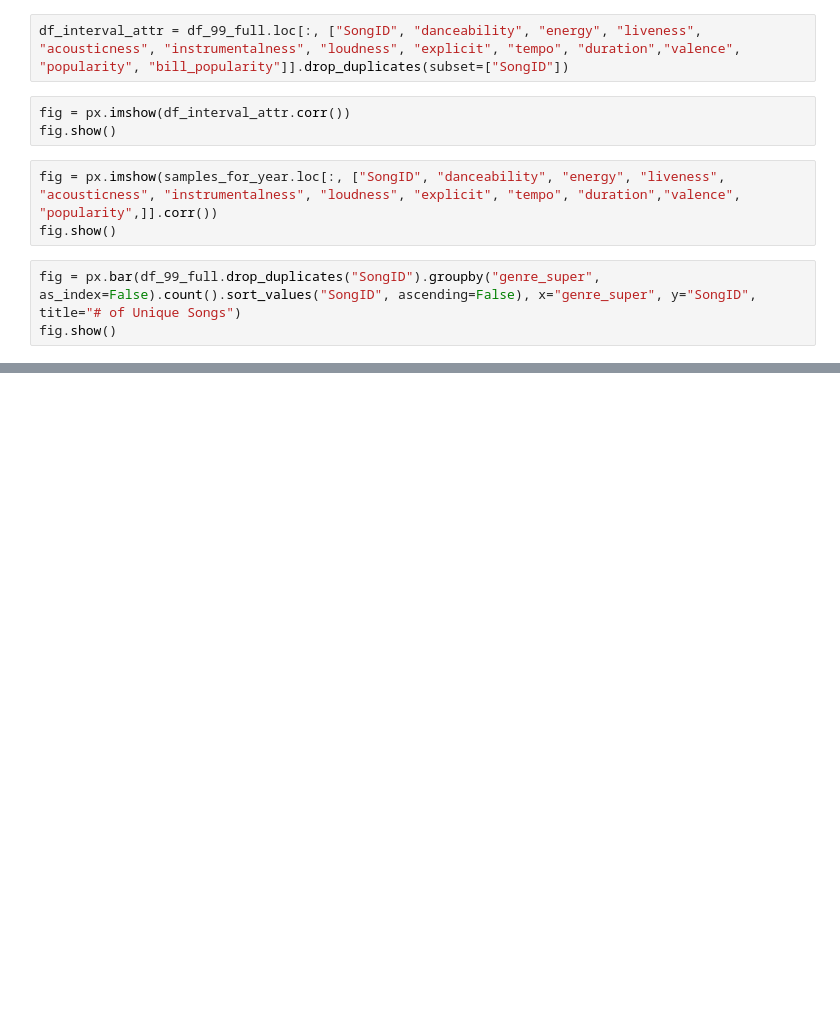
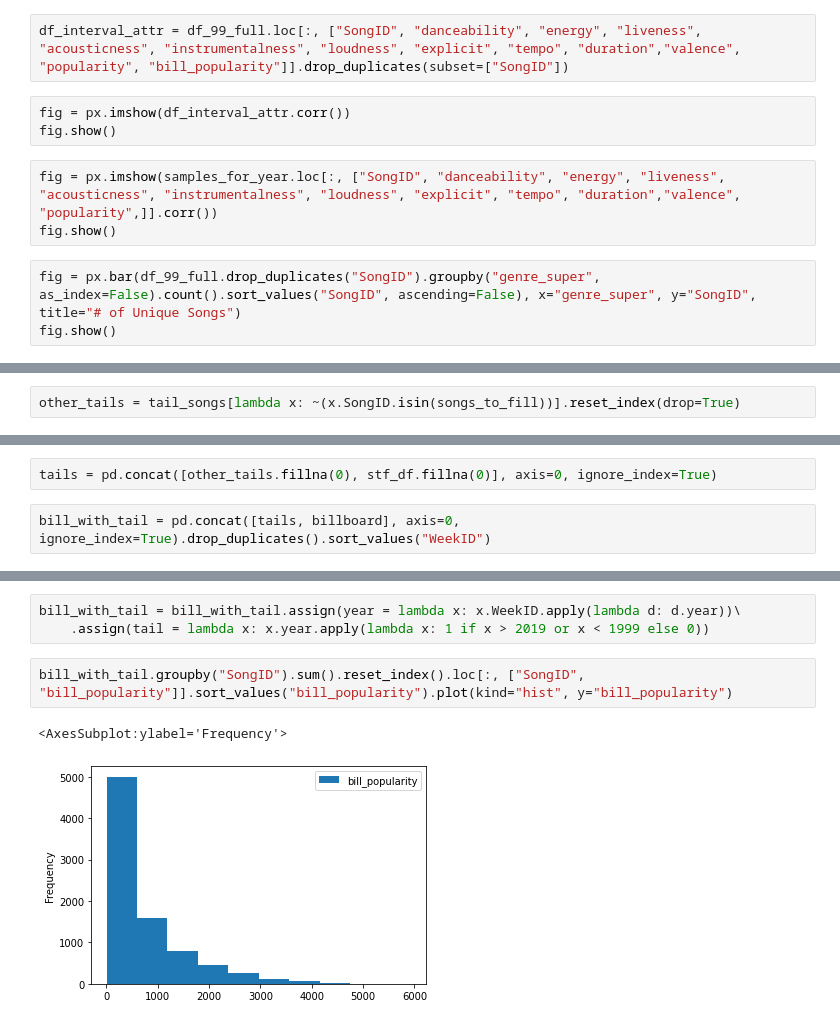
Before and after one commit to kyle-rgb/Spotify_Project, a Jupyter notebook: notebooks/Charts.ipynb, the cells around one changed output, grey strips where cells are left out. Saved outputs shown, nothing was run; the diff lists cells and outputs as text; blank space fills up the shorter version.

Commit message:
Added Whole Billboard Popularity, its Scaled Equivalent to Attributes Table and The Complete Billboard History of Songs at the Start and End of Analysis Intervals to Billboard Table

```diff
--- a/notebooks/Charts.ipynb
+++ b/notebooks/Charts.ipynb
@@ -151,0 +687,2 @@ fig.show()
+# %%
+other_tails = tail_songs[lambda x: ~(x.SongID.isin(songs_to_fill))].reset_index(drop=True)
@@ -151,0 +709,4 @@ fig.show()
+# %%
+tails = pd.concat([other_tails.fillna(0), stf_df.fillna(0)], axis=0, ignore_index=True)
+# %%
+bill_with_tail = pd.concat([tails, billboard], axis=0, ignore_index=True).drop_duplicates().sort_values("WeekID")
@@ -151,0 +724,8 @@ fig.show()
+# %%
+bill_with_tail = bill_with_tail.assign(year = lambda x: x.WeekID.apply(lambda d: d.year))\
+    .assign(tail = lambda x: x.year.apply(lambda x: 1 if x > 2019 or x < 1999 else 0))
+# %%
+bill_with_tail.groupby("SongID").sum().reset_index().loc[:, ["SongID", "bill_popularity"]].sort_values("bill_popularity").plot(kind="hist", y="bill_popularity")
+# %% [output]
+<AxesSubplot:ylabel='Frequency'>
+[figure, added]
```
Also changed, not shown: parts of 116 cells of this notebook, 1 other file.
